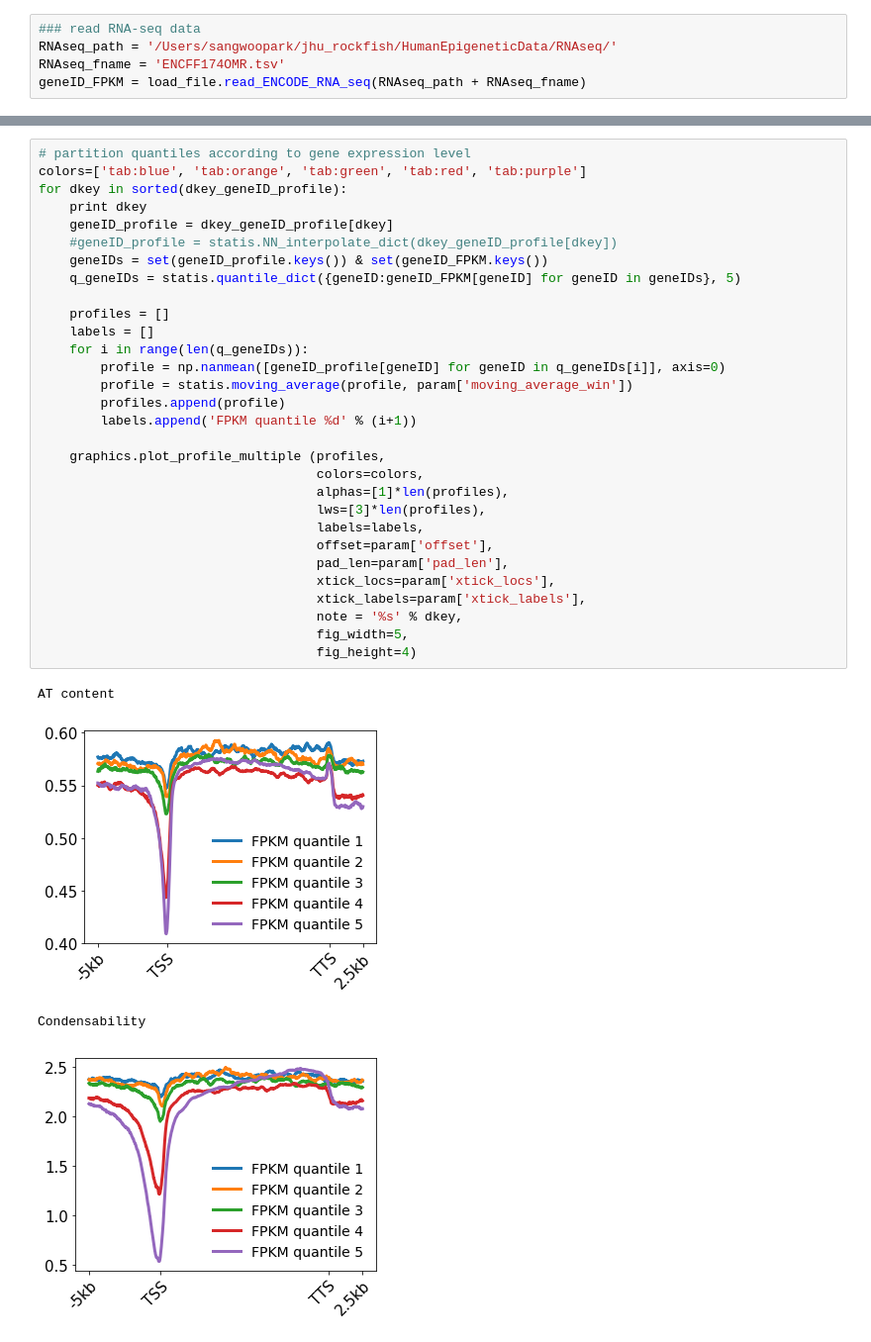
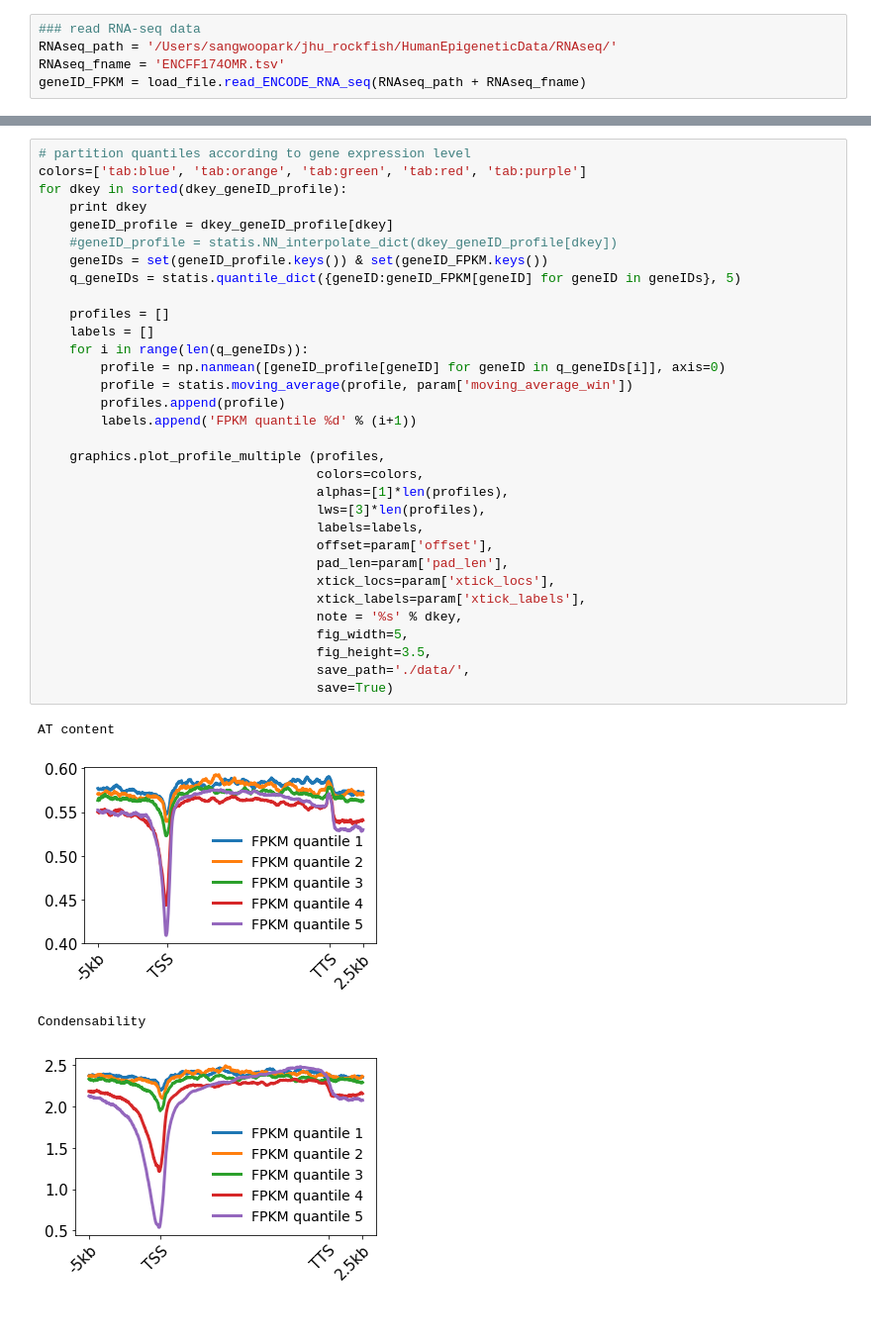
Before and after one commit to spark159/condense-seq, a Jupyter notebook: ipython_notebooks/H1_NCP_sp_TSS-TTS_profile_plot.ipynb, the cells around one changed output, grey strips where cells are left out. Shown at 99% size. Saved outputs shown, nothing was run; the diff lists cells and outputs as text.

```diff
--- a/ipython_notebooks/H1_NCP_sp_TSS-TTS_profile_plot.ipynb
+++ b/ipython_notebooks/H1_NCP_sp_TSS-TTS_profile_plot.ipynb
@@ -169,35 +165,37 @@ Condensability
 # partition quantiles according to gene expression level
 colors=['tab:blue', 'tab:orange', 'tab:green', 'tab:red', 'tab:purple']
 for dkey in sorted(dkey_geneID_profile):
     print dkey
     geneID_profile = dkey_geneID_profile[dkey]
     #geneID_profile = statis.NN_interpolate_dict(dkey_geneID_profile[dkey])
     geneIDs = set(geneID_profile.keys()) & set(geneID_FPKM.keys())
     q_geneIDs = statis.quantile_dict({geneID:geneID_FPKM[geneID] for geneID in geneIDs}, 5)
 
     profiles = []
     labels = []
     for i in range(len(q_geneIDs)):
         profile = np.nanmean([geneID_profile[geneID] for geneID in q_geneIDs[i]], axis=0)
         profile = statis.moving_average(profile, param['moving_average_win'])
         profiles.append(profile)
         labels.append('FPKM quantile %d' % (i+1))
 
     graphics.plot_profile_multiple (profiles,
                                     colors=colors,
                                     alphas=[1]*len(profiles),
                                     lws=[3]*len(profiles),
                                     labels=labels,
                                     offset=param['offset'],
                                     pad_len=param['pad_len'],
                                     xtick_locs=param['xtick_locs'],
                                     xtick_labels=param['xtick_labels'],
                                     note = '%s' % dkey,
                                     fig_width=5,
-                                    fig_height=4)
+                                    fig_height=3.5,
+                                    save_path='./data/',
+                                    save=True)
 # %% [output]
 AT content
-[figure, old version]
+[figure, new version]
 Condensability
-[figure, old version]
+[figure, new version]
 H3K36me3
```
Also changed, not shown: parts of 3 cells of this notebook, 33 other files.
